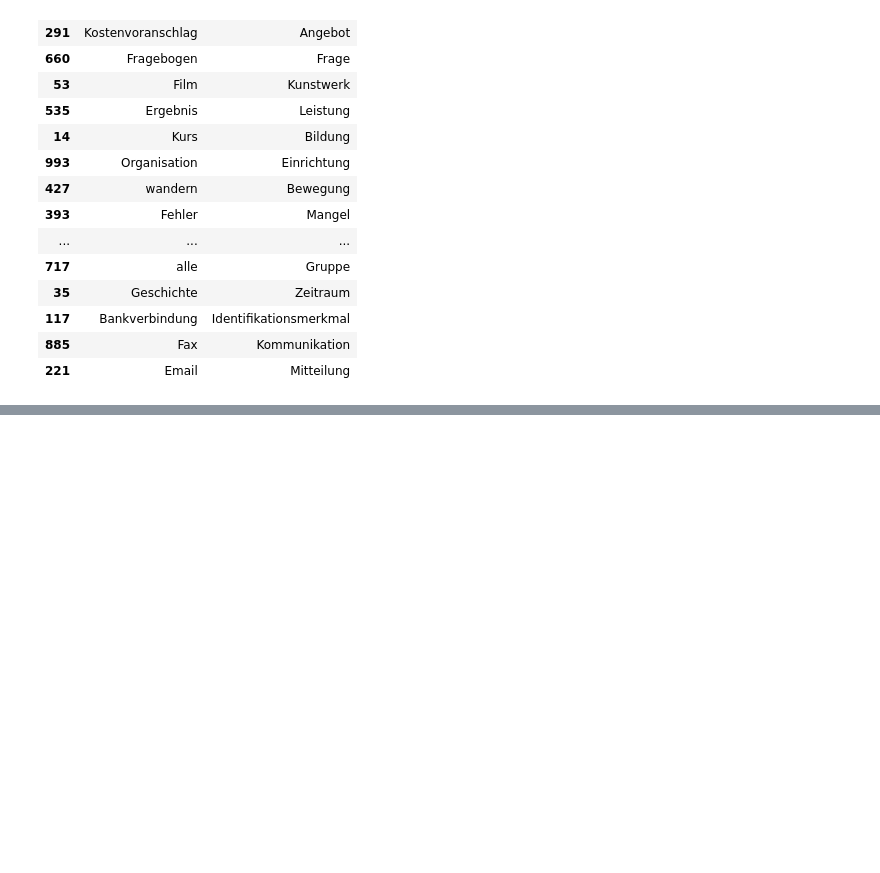
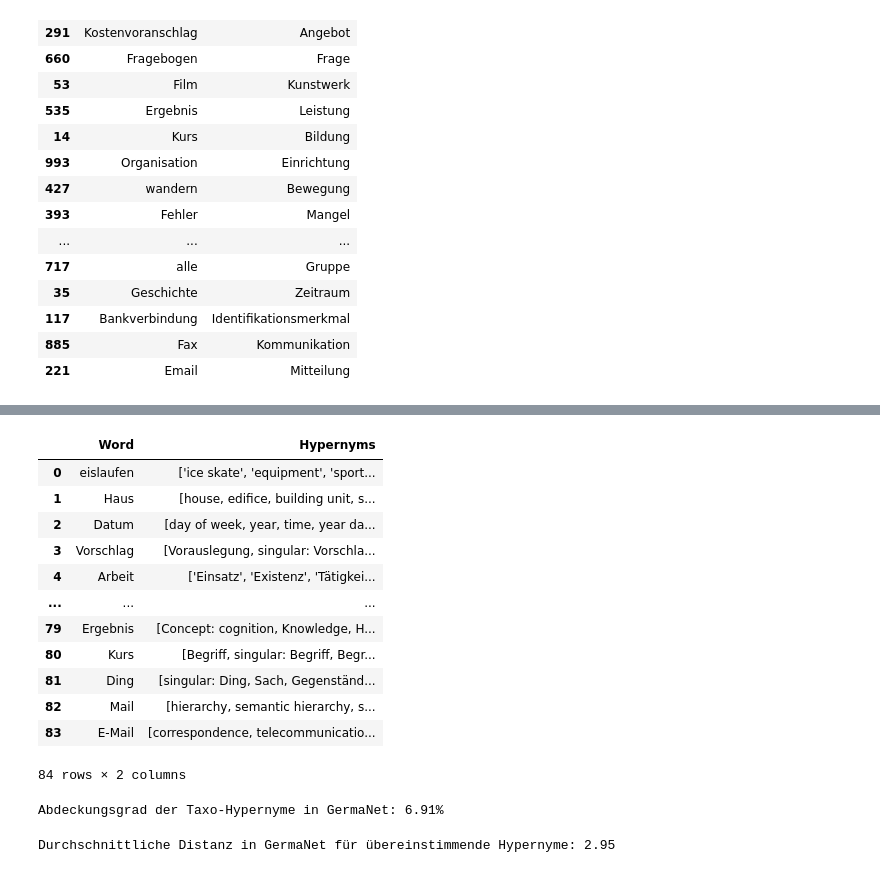
Before and after one commit to safer-lgtm/hypernyms, a Jupyter notebook: Hypernym_Taxonomien_mit_LLaMA_3_1.ipynb, the cells around one changed output, grey strips where cells are left out. Drawn from its saved outputs; the diff is of its cells as text; code cells hidden in the pictures; blank space fills up the shorter version.

```diff
--- a/Hypernym_Taxonomien_mit_LLaMA_3_1.ipynb
+++ b/Hypernym_Taxonomien_mit_LLaMA_3_1.ipynb
@@ -801,0 +981,5 @@ missing_hypernyms[missing_hypernyms['Llama Rang'] == 1][["Hyponym", "Llama Hyper
+# %%
+df_train = df[100:].sample(n=100).copy()
+df_test = df[100:].sample(n=100).copy()
+df_train['most_general_hypernyms'] = df_train.apply(process_sample, axis=1)
+df_train.to_json("train_dataset.json", orient="records", lines=True)
@@ -801,0 +1057,8 @@ missing_hypernyms[missing_hypernyms['Llama Rang'] == 1][["Hyponym", "Llama Hyper
+# %%
+inference_taxollama_model, inference_taxollama_tokenizer = FastLanguageModel.from_pretrained(
+    model_name = "taxollama_model",
+    max_seq_length = 256,
+    dtype = None,
+    load_in_4bit = True,
+)
+FastLanguageModel.for_inference(inference_taxollama_model)
@@ -801,0 +1114,42 @@ missing_hypernyms[missing_hypernyms['Llama Rang'] == 1][["Hyponym", "Llama Hyper
+# %%
+input_words = df_test['objectlemma'].tolist()
+inputs = []
+for word in input_words:
+  # Prüfen, ob das Hyponym in GermaNet existiert
+  synsets_hyponym = germanet.get_synsets_by_orthform(word)
+  if not synsets_hyponym:
+      continue  # Falls nicht vorhanden
+  inputs.append(word)
+# %%
+results = []
+for word in tqdm(inputs, total=len(inputs), desc="Hypernyms Preprocessing"):
+    hypernyms = query_hypernyms(word)
+    results.append({"Word": word, "Hypernyms": hypernyms})
+
+df_taxo = pd.DataFrame(results)
+# %%
+def filter_hypernyms(df):
+    filtered_df = df.copy()
+    for index, row in df.iterrows():
+        word = row['Word']
+        hypernyms = row['Hypernyms']
+        filtered_hypernyms = [h for h in hypernyms if h != word]
+        filtered_df.loc[index, 'Hypernyms'] = filtered_hypernyms
+    return filtered_df
+
+df_taxo = filter_hypernyms(df_taxo)
+df_taxo
+# %% [output]
+|  | Word | Hypernyms |
+| 0 | eislaufen | ['ice skate', 'equipment', 'sport... |
+| 1 | Haus | [house, edifice, building unit, s... |
+| 2 | Datum | [day of week, year, time, year da... |
+| 3 | Vorschlag | [Vorauslegung, singular: Vorschla... |
+| 4 | Arbeit | ['Einsatz', 'Existenz', 'Tätigkei... |
+| ... | ... | ... |
+| 79 | Ergebnis | [Concept: cognition, Knowledge, H... |
+| 80 | Kurs | [Begriff, singular: Begriff, Begr... |
+| 81 | Ding | [singular: Ding, Sach, Gegenständ... |
+| 82 | Mail | [hierarchy, semantic hierarchy, s... |
+| 83 | E-Mail | [correspondence, telecommunicatio... |
+84 rows × 2 columns
@@ -801,0 +1165,12 @@ missing_hypernyms[missing_hypernyms['Llama Rang'] == 1][["Hyponym", "Llama Hyper
+# %%
+total_taxo_hypernyms = len(df_taxo_combined)
+hypernyms_taxo_in_germanet = df_taxo_combined["hypernymInGermanet"].sum()
+coverage_taxo_rate = (hypernyms_taxo_in_germanet / total_taxo_hypernyms) * 100 if total_taxo_hypernyms > 0 else 0
+print(f"Abdeckungsgrad der Taxo-Hypernyme in GermaNet: {coverage_taxo_rate:.2f}%")
+# %% [output]
+Abdeckungsgrad der Taxo-Hypernyme in GermaNet: 6.91%
+# %%
+avg_taxo_germanet_distance = df_taxo_combined[df_taxo_combined["hypernymInGermanet"]]["Germanet Distanz"].mean()
+print(f"Durchschnittliche Distanz in GermaNet für übereinstimmende Hypernyme: {avg_taxo_germanet_distance:.2f}")
+# %% [output]
+Durchschnittliche Distanz in GermaNet für übereinstimmende Hypernyme: 2.95
```
Also changed, not shown: parts of 17 cells of this notebook.
